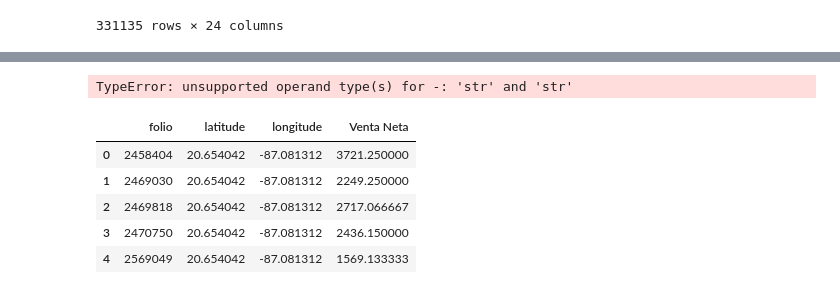
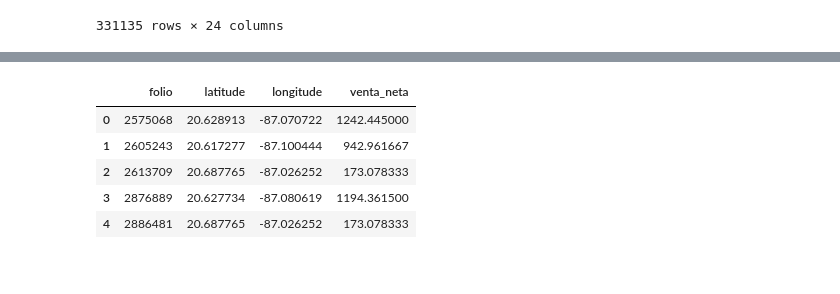
Before and after one commit to MarcoASB/Project2, a Jupyter notebook: DataCleaning.ipynb, the cells around one changed output, grey strips where cells are left out. Saved outputs shown, nothing was run; the diff lists cells and outputs as text; code cells hidden in the pictures.

```diff
--- a/DataCleaning.ipynb
+++ b/DataCleaning.ipynb
@@ -205,2 +222,0 @@ OrdersF.head()
-# %%
-OrdersF['Fecha de entrega'] = pd.to_datetime(OrdersF['Fecha de entrega'],format='%d %mm %YYYY')
@@ -234,3 +222,0 @@ OrdersF.to_csv('Prueba.csv')
-# %%
-for x in ['Fecha Captura','Fecha de entrega']:
-    OrdersF[x] = OrdersF[x].astype('str')
@@ -260,19 +223,18 @@ dtype: object
-# %%
-#OrdersF['Dif fechas'] = OrdersF['Fecha de entrega'] - OrdersF['Fecha Captura']
-OrdersF['Dif fechas'] = OrdersF['Fecha de entrega'].sub(OrdersF['Fecha Captura'], axis=0)
-OrdersF.head()
-# %% [output]
-TypeError: unsupported operand type(s) for -: 'str' and 'str'
+# %%
+OrdersF['fin_de_cap'] = pd.to_datetime(OrdersF['fin_de_cap'],format='%d/%m/%Y')
+OrdersF['fecha_entr'] = pd.to_datetime(OrdersF['fecha_entr'],format='%d/%m/%Y')
+OrdersF.dtypes
+OrdersF['dif_dias'] = OrdersF['fecha_entr']-OrdersF['fin_de_cap']
 # %%
-HMap = OrdersF.loc[:, ['folio', 'latitude', 'longitude', 'Venta Neta']]
+HMap = OrdersF.loc[:, ['folio', 'latitude', 'longitude', 'venta_neta']]
 HMap.head()
 # %% [output]
-|  | folio | latitude | longitude | Venta Neta |
-| 0 | 2458404 | 20.654042 | -87.081312 | 3721.250000 |
-| 1 | 2469030 | 20.654042 | -87.081312 | 2249.250000 |
-| 2 | 2469818 | 20.654042 | -87.081312 | 2717.066667 |
-| 3 | 2470750 | 20.654042 | -87.081312 | 2436.150000 |
-| 4 | 2569049 | 20.654042 | -87.081312 | 1569.133333 |
+|  | folio | latitude | longitude | venta_neta |
+| 0 | 2575068 | 20.628913 | -87.070722 | 1242.445000 |
+| 1 | 2605243 | 20.617277 | -87.100444 | 942.961667 |
+| 2 | 2613709 | 20.687765 | -87.026252 | 173.078333 |
+| 3 | 2876889 | 20.627734 | -87.080619 | 1194.361500 |
+| 4 | 2886481 | 20.687765 | -87.026252 | 173.078333 |
 # %%
 HMap.set_index('folio')
 # %% [output]
```
Also changed, not shown: parts of 38 cells of this notebook, 3 other files.
